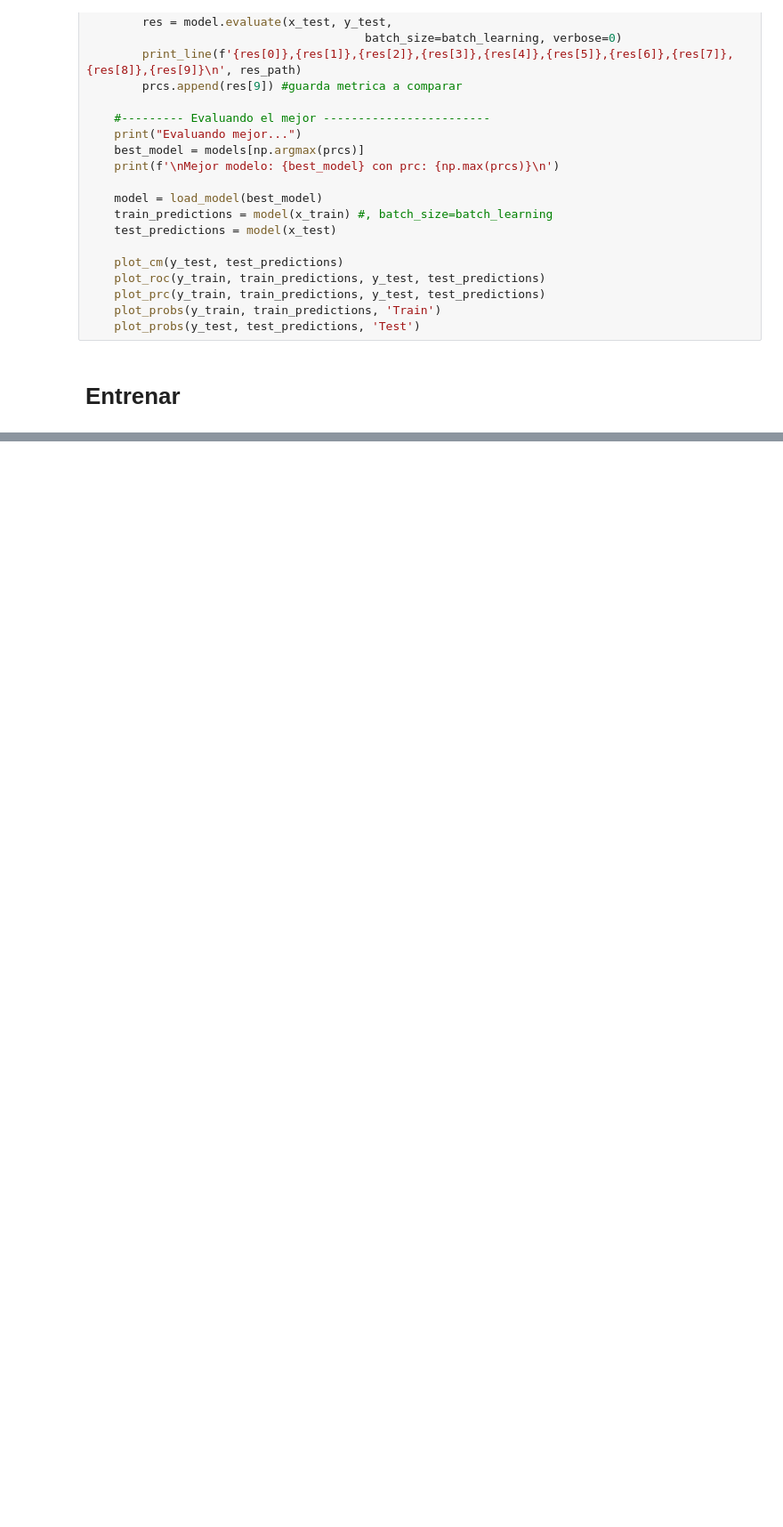
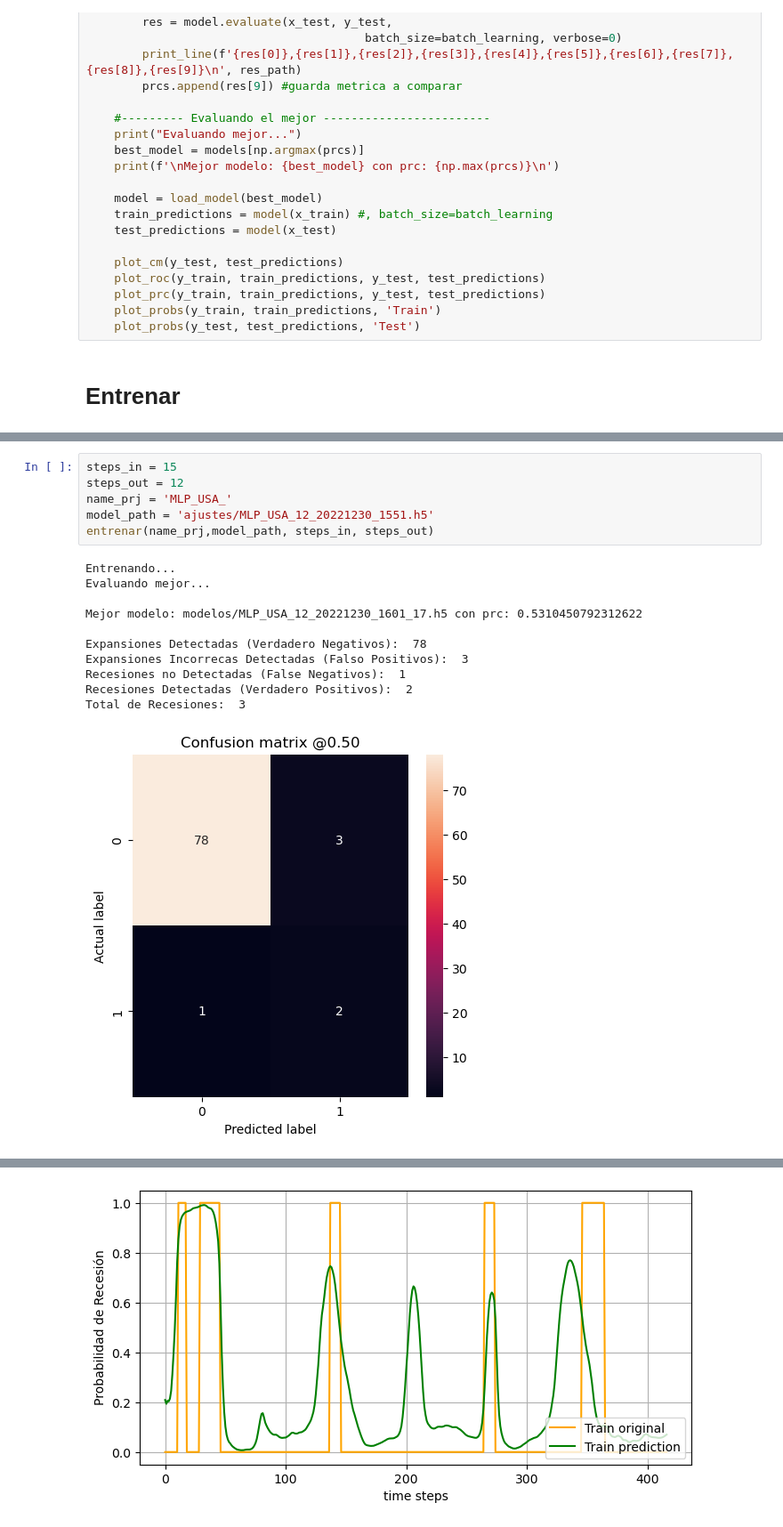
Before and after one commit to valegrei/crisis-forecasting, a Jupyter notebook: modelamiento/entrenar_USA.ipynb, the cells around one changed output, grey strips where cells are left out. Shown at 89% size. Cells and saved outputs as stored; diff of their text form; blank space fills up the shorter version.

```diff
--- a/modelamiento/entrenar_USA.ipynb
+++ b/modelamiento/entrenar_USA.ipynb
@@ -149,0 +229,18 @@ entrenar(name_prj,model_path, steps_in, steps_out)
+# %%
+steps_in = 15
+steps_out = 12
+name_prj = 'MLP_USA_'
+model_path = 'ajustes/MLP_USA_12_20221230_1551.h5'
+entrenar(name_prj,model_path, steps_in, steps_out)
+# %% [output]
+Entrenando...
+Evaluando mejor...
+
+Mejor modelo: modelos/MLP_USA_12_20221230_1601_17.h5 con prc: 0.5310450792312622
+
+Expansiones Detectadas (Verdadero Negativos):  78
+Expansiones Incorrecas Detectadas (Falso Positivos):  3
+Recesiones no Detectadas (False Negativos):  1
+Recesiones Detectadas (Verdadero Positivos):  2
+Total de Recesiones:  3
+[figure, added]
@@ -149,0 +249 @@ entrenar(name_prj,model_path, steps_in, steps_out)
+[figure, added]
```
Also changed, not shown: parts of 14 cells of this notebook, 17 other files.
